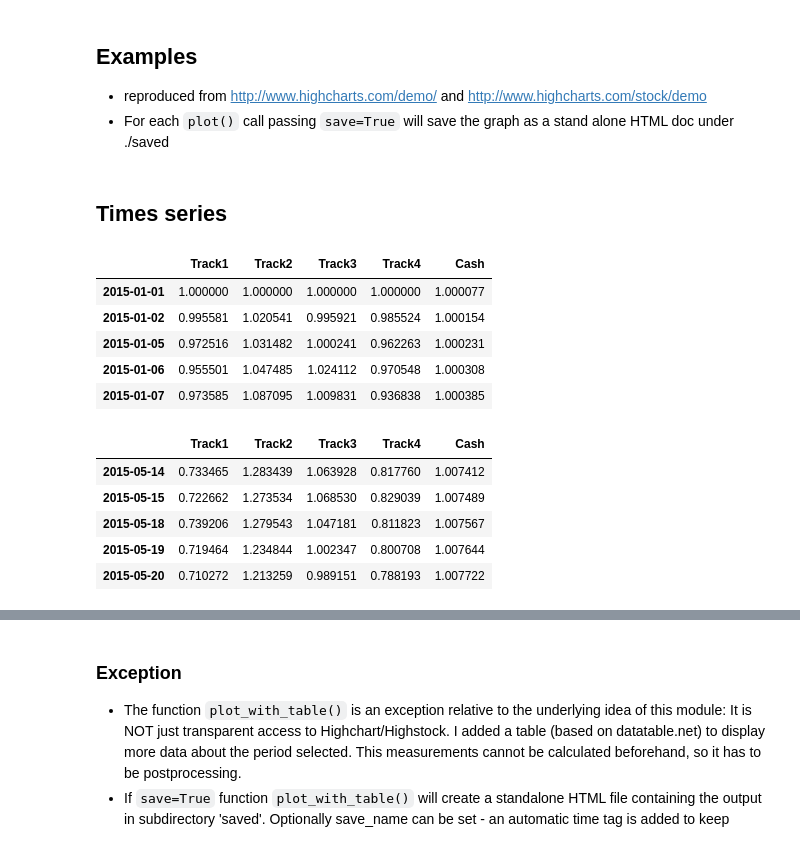
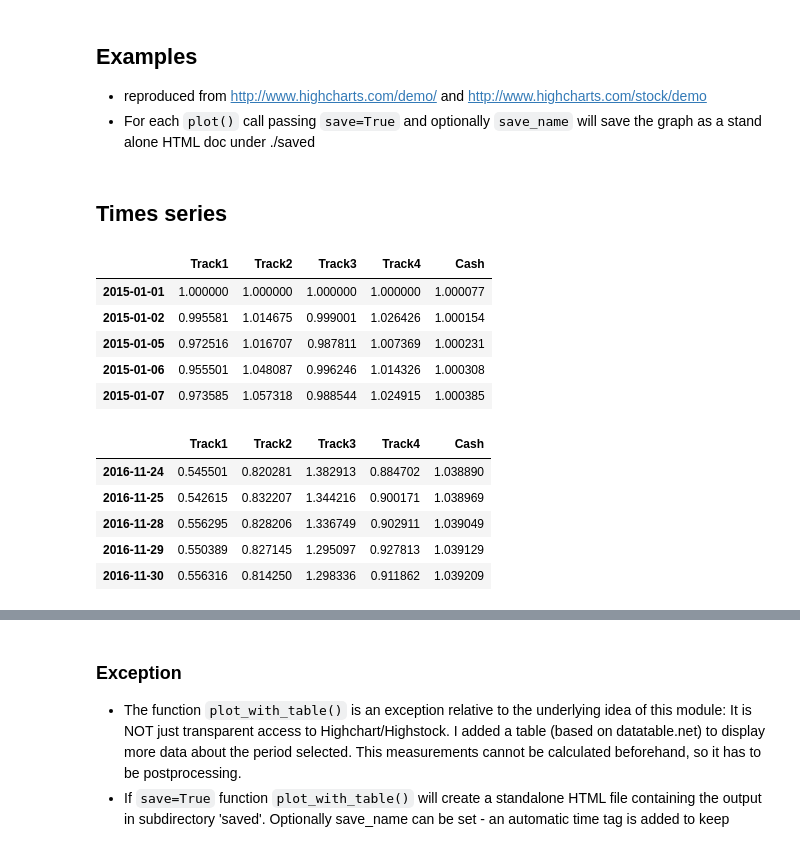
Before and after one commit to oscar6echo/ezhc, a Jupyter notebook: demo_ezhc.ipynb, the cells around one changed output, grey strips where cells are left out. Cells and saved outputs as stored; diff of their text form; code cells hidden in the pictures.

Commit message:
add table #2

```diff
--- a/demo_ezhc.ipynb
+++ b/demo_ezhc.ipynb
@@ -10,28 +11,28 @@ Open console to check js libs were loaded in page
 # %% [markdown]
 ## Examples
 + reproduced from http://www.highcharts.com/demo/ and http://www.highcharts.com/stock/demo
-+ For each `plot()` call passing `save=True` will save the graph as a stand alone HTML doc under ./saved
++ For each `plot()` call passing `save=True` and optionally `save_name` will save the graph as a stand alone HTML doc under ./saved
 # %% [markdown]
 ## Times series
 # %%
-df = hc.sample.df_timeseries(N=4)
+df = hc.sample.df_timeseries(N=4, Nb_bd=500)
 df['Cash'] = 1.0+0.02/260
 df['Cash'] = df['Cash'].cumprod()
 display(df.head())
 display(df.tail())
 # %% [output]
 |  | Track1 | Track2 | Track3 | Track4 | Cash |
 | 2015-01-01 | 1.000000 | 1.000000 | 1.000000 | 1.000000 | 1.000077 |
-| 2015-01-02 | 0.995581 | 1.020541 | 0.995921 | 0.985524 | 1.000154 |
-| 2015-01-05 | 0.972516 | 1.031482 | 1.000241 | 0.962263 | 1.000231 |
-| 2015-01-06 | 0.955501 | 1.047485 | 1.024112 | 0.970548 | 1.000308 |
-| 2015-01-07 | 0.973585 | 1.087095 | 1.009831 | 0.936838 | 1.000385 |
+| 2015-01-02 | 0.995581 | 1.014675 | 0.999001 | 1.026426 | 1.000154 |
+| 2015-01-05 | 0.972516 | 1.016707 | 0.987811 | 1.007369 | 1.000231 |
+| 2015-01-06 | 0.955501 | 1.048087 | 0.996246 | 1.014326 | 1.000308 |
+| 2015-01-07 | 0.973585 | 1.057318 | 0.988544 | 1.024915 | 1.000385 |
 |  | Track1 | Track2 | Track3 | Track4 | Cash |
-| 2015-05-14 | 0.733465 | 1.283439 | 1.063928 | 0.817760 | 1.007412 |
-| 2015-05-15 | 0.722662 | 1.273534 | 1.068530 | 0.829039 | 1.007489 |
-| 2015-05-18 | 0.739206 | 1.279543 | 1.047181 | 0.811823 | 1.007567 |
-| 2015-05-19 | 0.719464 | 1.234844 | 1.002347 | 0.800708 | 1.007644 |
-| 2015-05-20 | 0.710272 | 1.213259 | 0.989151 | 0.788193 | 1.007722 |
+| 2016-11-24 | 0.545501 | 0.820281 | 1.382913 | 0.884702 | 1.038890 |
+| 2016-11-25 | 0.542615 | 0.832207 | 1.344216 | 0.900171 | 1.038969 |
+| 2016-11-28 | 0.556295 | 0.828206 | 1.336749 | 0.902911 | 1.039049 |
+| 2016-11-29 | 0.550389 | 0.827145 | 1.295097 | 0.927813 | 1.039129 |
+| 2016-11-30 | 0.556316 | 0.814250 | 1.298336 | 0.911862 | 1.039209 |
 # %%
 g = hc.Highstock()
 
```
Also changed, not shown: parts of 4 cells of this notebook, 16 other files.
